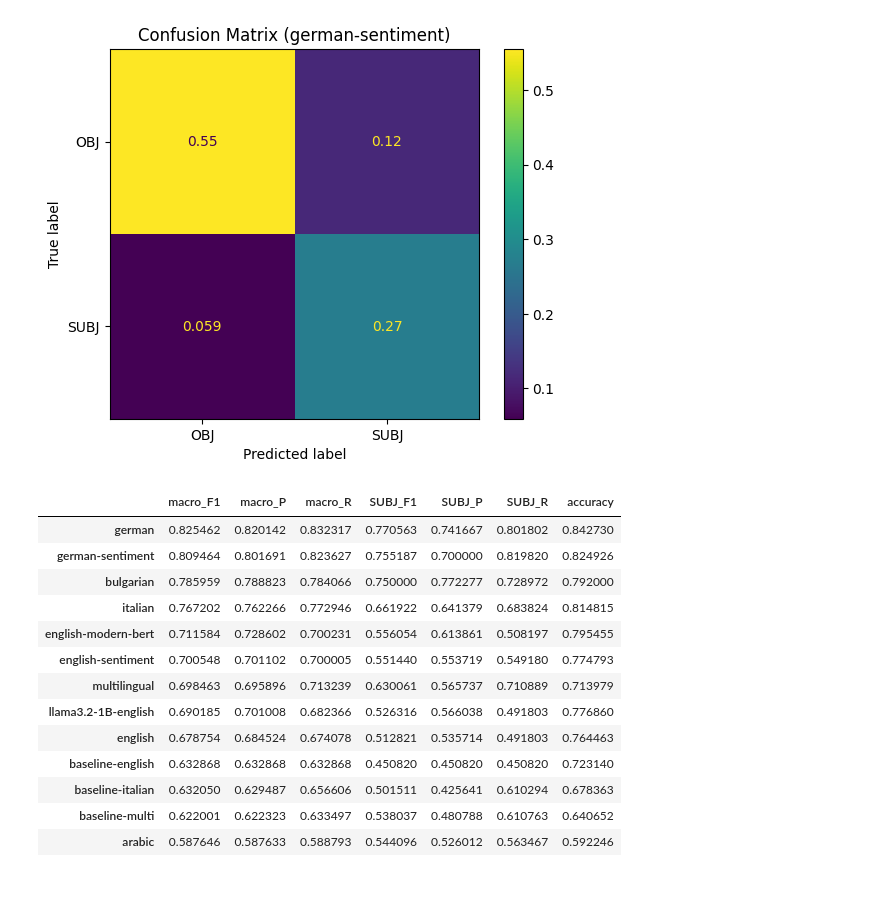
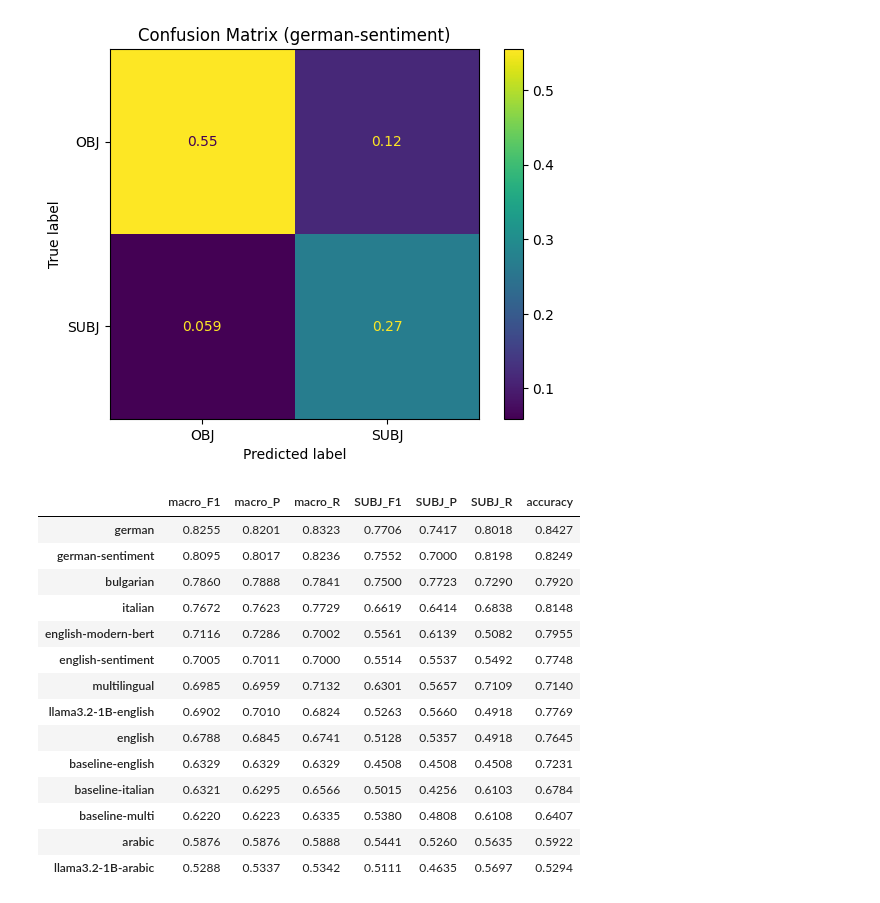
Before and after one commit to MatteoFasulo/clef2025-checkthat, a Jupyter notebook: notebook.ipynb, the cells around one changed output. Cells and saved outputs as stored; diff of their text form; code cells hidden in the pictures.

Commit message:
Update with Llama3.2-1B on arabic (just testing)

```diff
--- a/notebook.ipynb
+++ b/notebook.ipynb
@@ -1232,0 +1326,4 @@ Found best threshold at 0.22121212121212122
+# %%
+model.config.pad_token_id = tokenizer.pad_token_id
+model.config.use_cache = False
+model.config.pretraining_tp = 1
@@ -1232,0 +1365,10 @@ Found best threshold at 0.22121212121212122
+# %%
+trainer = CustomTrainer(
+    model = model,
+    args = training_args,
+    train_dataset = train_data,
+    eval_dataset = dev_data,
+    data_collator = collator_fn,
+    compute_metrics = evaluate_metrics,
+    class_weights=class_weights,
+)
@@ -1232,0 +1377,2 @@ Found best threshold at 0.22121212121212122
+# %%
+trainer.train()
@@ -1232,0 +1393,27 @@ Found best threshold at 0.22121212121212122
+# %%
+pred_info = trainer.predict(test_data)
+
+predictions, labels = pred_info.predictions, pred_info.label_ids
+
+acc = accuracy_score(labels, predictions)
+m_prec, m_rec, m_f1, m_s = precision_recall_fscore_support(labels, predictions, average="macro",
+                                                            zero_division=0)
+p_prec, p_rec, p_f1, p_s = precision_recall_fscore_support(labels, predictions, labels=[1],
+                                                            zero_division=0)
+stats = {
+        'macro_F1': m_f1,
+        'macro_P': m_prec,
+        'macro_R': m_rec,
+        'SUBJ_F1': p_f1[0],
+        'SUBJ_P': p_prec[0],
+        'SUBJ_R': p_rec[0],
+        'accuracy': acc
+    }
+
+print(stats)
+results[f"llama3.2-1B-{language}"] = stats
+
+cm = confusion_matrix(labels, predictions, normalize='all')
+ConfusionMatrixDisplay(cm, display_labels=['OBJ', 'SUBJ']).plot()
+plt.title(f"Confusion Matrix ({language})")
+plt.show()
@@ -1768,19 +1960,20 @@ Found best threshold at 0.5949494949494949
 {'macro_F1': 0.8094640307418091, 'macro_P': 0.8016908212560386, 'macro_R': 0.8236267240692019, 'SUBJ_F1': 0.7551867219917012, 'SUBJ_P': 0.7, 'SUBJ_R': 0.8198198198198198, 'accuracy': 0.824925816023738 ...
 [figure]
 # %%
-pd.DataFrame(results).T.sort_values(by='macro_F1', ascending=False)
+pd.DataFrame(results).T.sort_values(by='macro_F1', ascending=False).round(4)
 # %% [output]
 |  | macro_F1 | macro_P | macro_R | SUBJ_F1 | SUBJ_P | SUBJ_R | accuracy |
-| german | 0.825462 | 0.820142 | 0.832317 | 0.770563 | 0.741667 | 0.801802 | 0.842730 |
-| german-sentiment | 0.809464 | 0.801691 | 0.823627 | 0.755187 | 0.700000 | 0.819820 | 0.824926 |
-| bulgarian | 0.785959 | 0.788823 | 0.784066 | 0.750000 | 0.772277 | 0.728972 | 0.792000 |
-| italian | 0.767202 | 0.762266 | 0.772946 | 0.661922 | 0.641379 | 0.683824 | 0.814815 |
-| english-modern-bert | 0.711584 | 0.728602 | 0.700231 | 0.556054 | 0.613861 | 0.508197 | 0.795455 |
-| english-sentiment | 0.700548 | 0.701102 | 0.700005 | 0.551440 | 0.553719 | 0.549180 | 0.774793 |
-| multilingual | 0.698463 | 0.695896 | 0.713239 | 0.630061 | 0.565737 | 0.710889 | 0.713979 |
-| llama3.2-1B-english | 0.690185 | 0.701008 | 0.682366 | 0.526316 | 0.566038 | 0.491803 | 0.776860 |
-| english | 0.678754 | 0.684524 | 0.674078 | 0.512821 | 0.535714 | 0.491803 | 0.764463 |
-| baseline-english | 0.632868 | 0.632868 | 0.632868 | 0.450820 | 0.450820 | 0.450820 | 0.723140 |
-| baseline-italian | 0.632050 | 0.629487 | 0.656606 | 0.501511 | 0.425641 | 0.610294 | 0.678363 |
-| baseline-multi | 0.622001 | 0.622323 | 0.633497 | 0.538037 | 0.480788 | 0.610763 | 0.640652 |
-| arabic | 0.587646 | 0.587633 | 0.588793 | 0.544096 | 0.526012 | 0.563467 | 0.592246 |
+| german | 0.8255 | 0.8201 | 0.8323 | 0.7706 | 0.7417 | 0.8018 | 0.8427 |
+| german-sentiment | 0.8095 | 0.8017 | 0.8236 | 0.7552 | 0.7000 | 0.8198 | 0.8249 |
+| bulgarian | 0.7860 | 0.7888 | 0.7841 | 0.7500 | 0.7723 | 0.7290 | 0.7920 |
+| italian | 0.7672 | 0.7623 | 0.7729 | 0.6619 | 0.6414 | 0.6838 | 0.8148 |
+| english-modern-bert | 0.7116 | 0.7286 | 0.7002 | 0.5561 | 0.6139 | 0.5082 | 0.7955 |
+| english-sentiment | 0.7005 | 0.7011 | 0.7000 | 0.5514 | 0.5537 | 0.5492 | 0.7748 |
+| multilingual | 0.6985 | 0.6959 | 0.7132 | 0.6301 | 0.5657 | 0.7109 | 0.7140 |
+| llama3.2-1B-english | 0.6902 | 0.7010 | 0.6824 | 0.5263 | 0.5660 | 0.4918 | 0.7769 |
+| english | 0.6788 | 0.6845 | 0.6741 | 0.5128 | 0.5357 | 0.4918 | 0.7645 |
+| baseline-english | 0.6329 | 0.6329 | 0.6329 | 0.4508 | 0.4508 | 0.4508 | 0.7231 |
+| baseline-italian | 0.6321 | 0.6295 | 0.6566 | 0.5015 | 0.4256 | 0.6103 | 0.6784 |
+| baseline-multi | 0.6220 | 0.6223 | 0.6335 | 0.5380 | 0.4808 | 0.6108 | 0.6407 |
+| arabic | 0.5876 | 0.5876 | 0.5888 | 0.5441 | 0.5260 | 0.5635 | 0.5922 |
+| llama3.2-1B-arabic | 0.5288 | 0.5337 | 0.5342 | 0.5111 | 0.4635 | 0.5697 | 0.5294 |
```
Also changed, not shown: parts of 13 cells of this notebook.
